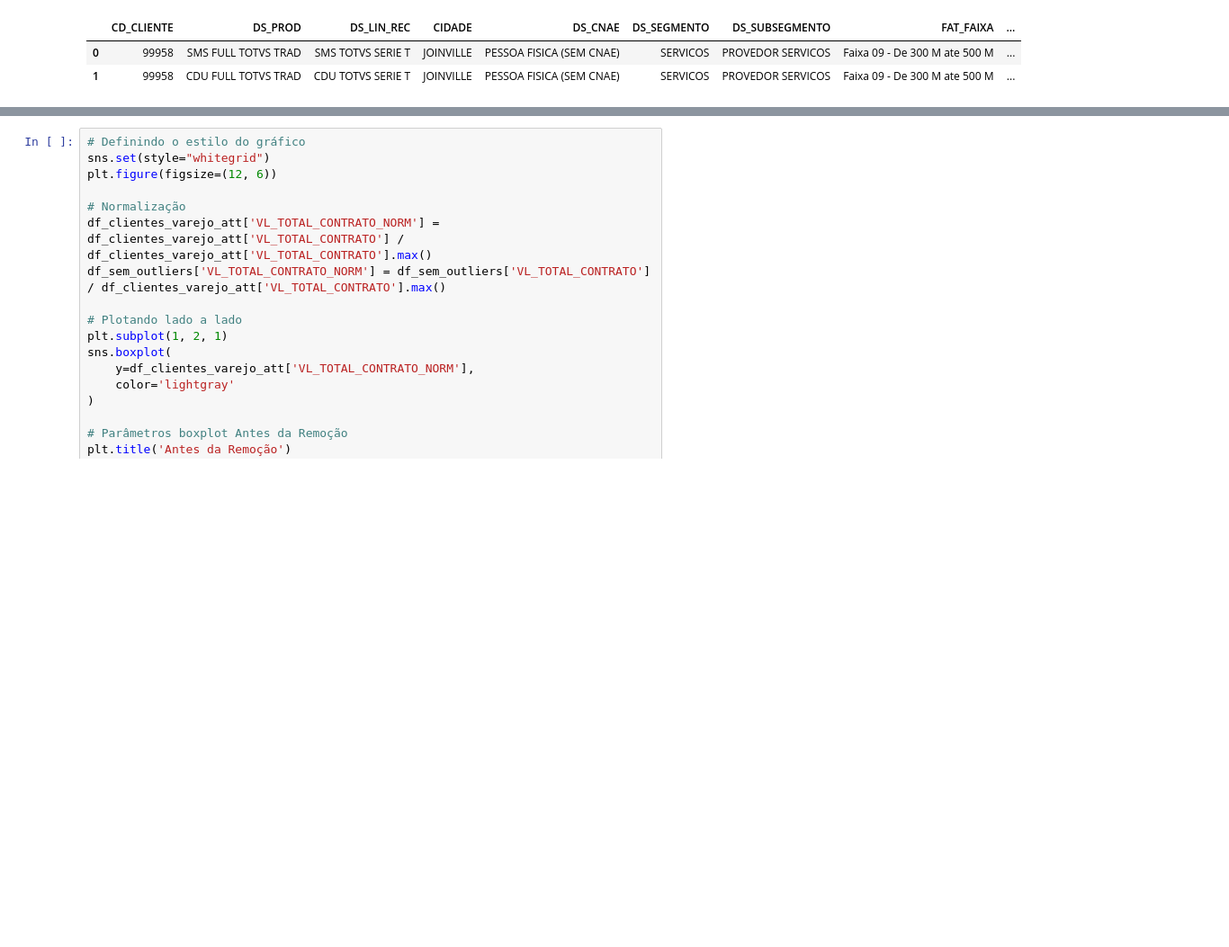
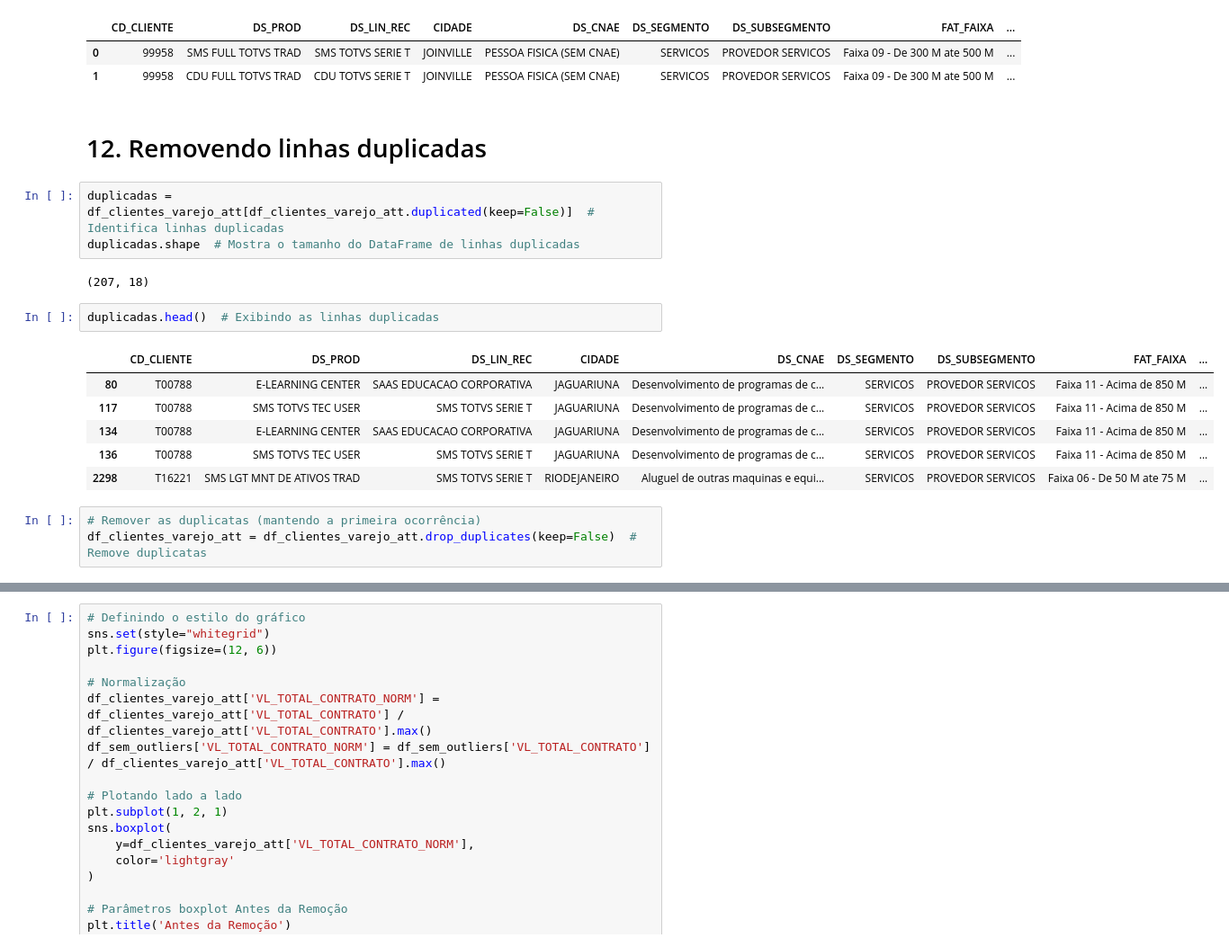
Before and after one commit to bonett1/E-Commerce-Analysis, a Jupyter notebook: totvs_notebook.ipynb, the cells around one changed output, grey strips where cells are left out. Shown at 90% size. Drawn from its saved outputs; the diff is of its cells as text; blank space fills up the shorter version.

```diff
--- a/totvs_notebook.ipynb
+++ b/totvs_notebook.ipynb
@@ -212,4 +223,23 @@ df_clientes_varejo_att.head(2)
 |  | CD_CLIENTE | DS_PROD | DS_LIN_REC | CIDADE | DS_CNAE | DS_SEGMENTO | DS_SUBSEGMENTO | FAT_FAIXA | ... |
 | 0 | 99958 | SMS FULL TOTVS TRAD | SMS TOTVS SERIE T | JOINVILLE | PESSOA FISICA (SEM CNAE) | SERVICOS | PROVEDOR SERVICOS | Faixa 09 - De 300 M ate 500 M | ... |
 | 1 | 99958 | CDU FULL TOTVS TRAD | CDU TOTVS SERIE T | JOINVILLE | PESSOA FISICA (SEM CNAE) | SERVICOS | PROVEDOR SERVICOS | Faixa 09 - De 300 M ate 500 M | ... |
+# %% [markdown]
+# 12. Removendo linhas duplicadas
+# %%
+duplicadas = df_clientes_varejo_att[df_clientes_varejo_att.duplicated(keep=False)]  # Identifica linhas duplicadas
+duplicadas.shape  # Mostra o tamanho do DataFrame de linhas duplicadas
+# %% [output]
+(207, 18)
+# %%
+duplicadas.head()  # Exibindo as linhas duplicadas
+# %% [output]
+|  | CD_CLIENTE | DS_PROD | DS_LIN_REC | CIDADE | DS_CNAE | DS_SEGMENTO | DS_SUBSEGMENTO | FAT_FAIXA | ... |
+| 80 | T00788 | E-LEARNING CENTER | SAAS EDUCACAO CORPORATIVA | JAGUARIUNA | Desenvolvimento de programas de c... | SERVICOS | PROVEDOR SERVICOS | Faixa 11 - Acima de 850 M | ... |
+| 117 | T00788 | SMS TOTVS TEC USER | SMS TOTVS SERIE T | JAGUARIUNA | Desenvolvimento de programas de c... | SERVICOS | PROVEDOR SERVICOS | Faixa 11 - Acima de 850 M | ... |
+| 134 | T00788 | E-LEARNING CENTER | SAAS EDUCACAO CORPORATIVA | JAGUARIUNA | Desenvolvimento de programas de c... | SERVICOS | PROVEDOR SERVICOS | Faixa 11 - Acima de 850 M | ... |
+| 136 | T00788 | SMS TOTVS TEC USER | SMS TOTVS SERIE T | JAGUARIUNA | Desenvolvimento de programas de c... | SERVICOS | PROVEDOR SERVICOS | Faixa 11 - Acima de 850 M | ... |
+| 2298 | T16221 | SMS LGT MNT DE ATIVOS TRAD | SMS TOTVS SERIE T | RIODEJANEIRO | Aluguel de outras maquinas e equi... | SERVICOS | PROVEDOR SERVICOS | Faixa 06 - De 50 M ate 75 M | ... |
+# %%
+# Remover as duplicatas (mantendo a primeira ocorrência)
+df_clientes_varejo_att = df_clientes_varejo_att.drop_duplicates(keep=False)  # Remove duplicatas
 # %% [markdown]
```
Also changed, not shown: parts of 22 cells of this notebook.
